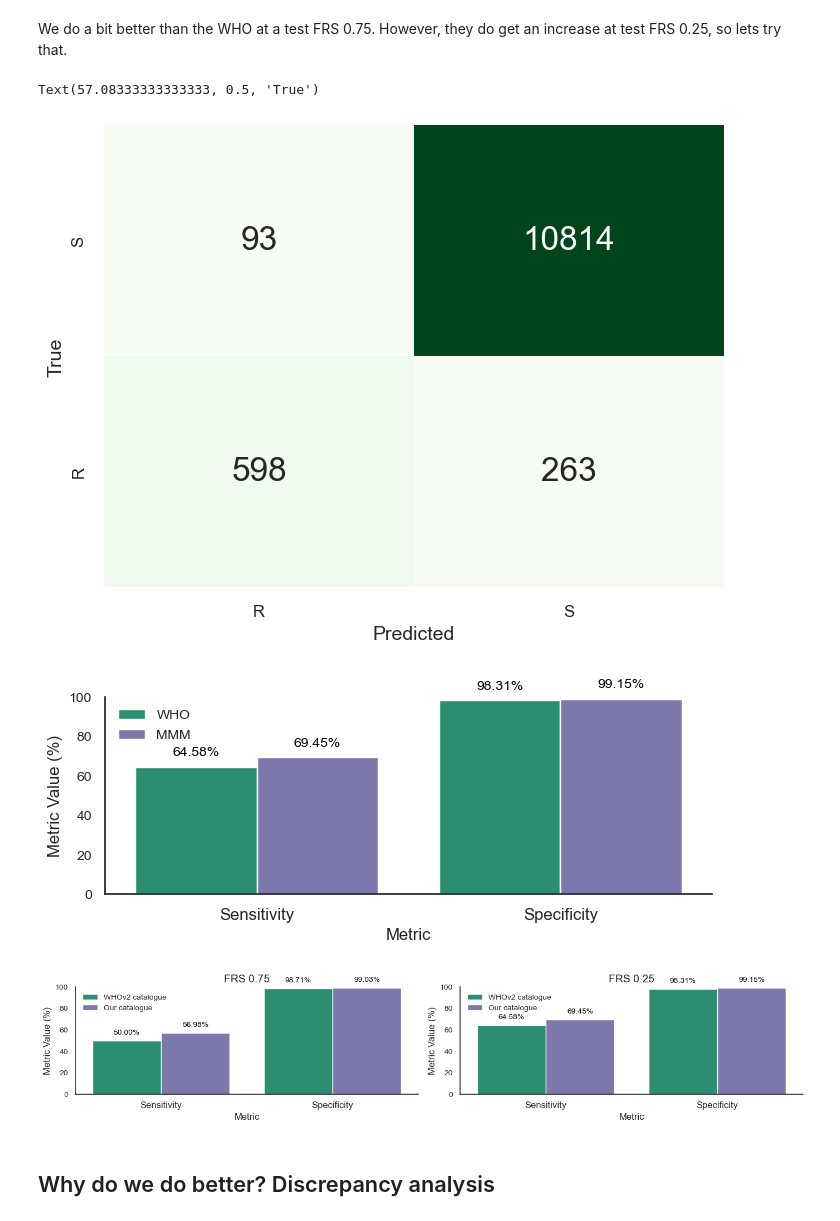
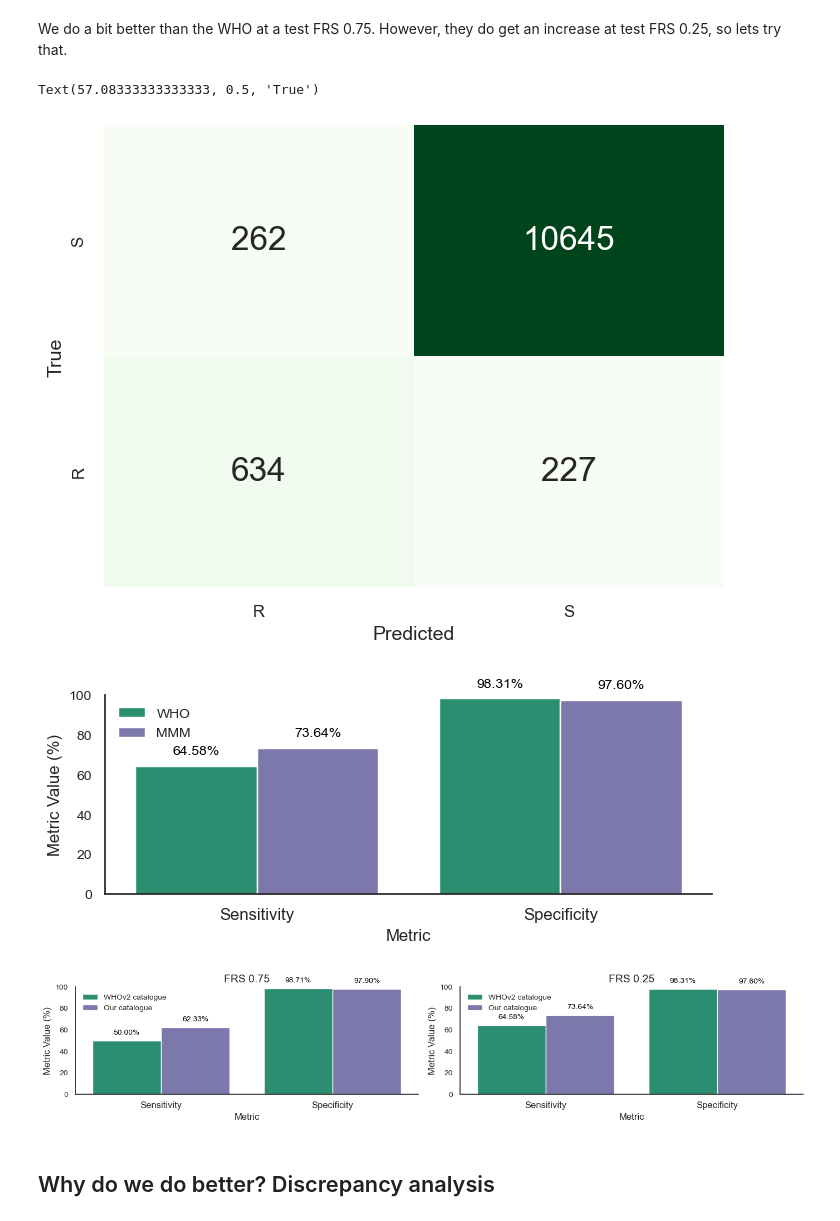
Before and after one commit to fowler-lab/tb-bdq-cat, a Jupyter notebook: manuscript.ipynb, the cells around one changed output. Saved outputs shown, nothing was run; the diff lists cells and outputs as text; code cells hidden in the pictures.

```diff
--- a/manuscript.ipynb
+++ b/manuscript.ipynb
@@ -287,28 +287,28 @@ We do a bit better than the WHO at a test FRS 0.75. However, they do get an incr
 # %%
 #test at FRS 0.25
 cm, _cov, _sens_25, _spec_25, _FN_ids = piezo_predict(
         all[all.FRS>=0.25],
-        f"./catalogues/manuscript_2/var_frs/catalogue_FRS_25.csv",
+        f"./catalogues/manuscript_2/var_frs/catalogue_FRS_75.csv",
         "BDQ",
         Print=False,
         U_to_S=True
     )
 
 df_cm = pd.DataFrame(cm, index=["R", "S"], columns=["R", "S"])
 
 plt.figure(figsize=(8, 6))
 sns.set_context("talk")
 sns.heatmap(
     df_cm, annot=True, cbar=False, fmt="g", cmap="Greens", annot_kws={"fontsize": 24}
 )
 plt.gca().invert_yaxis()
 plt.xticks(fontsize=12)
 plt.yticks(fontsize=12)
 plt.xlabel("Predicted", fontsize=14)
 plt.ylabel("True", fontsize=14)
 # %% [output]
 Text(57.08333333333333, 0.5, 'True')
-[figure, old version]
+[figure, new version]
 # %%
 performance = {
     'WHO':{"Sensitivity": _who_sens_25 * 100, "Specificity": _who_spec_25 * 100},
@@ -317,7 +317,7 @@ performance = {
 
 Helpers.compare_metrics(performance)
 # %% [output]
-[figure, old version]
+[figure, new version]
 # %%
 # combine into one axis
 
@@ -335,6 +335,6 @@ performance = {
 
 Helpers.compare_metrics_2charts(performance)
 # %% [output]
-[figure, old version]
+[figure, new version]
 # %% [markdown]
 ## Why do we do better? Discrepancy analysis
```
Also changed, not shown: parts of 61 cells of this notebook, 9 other files.
